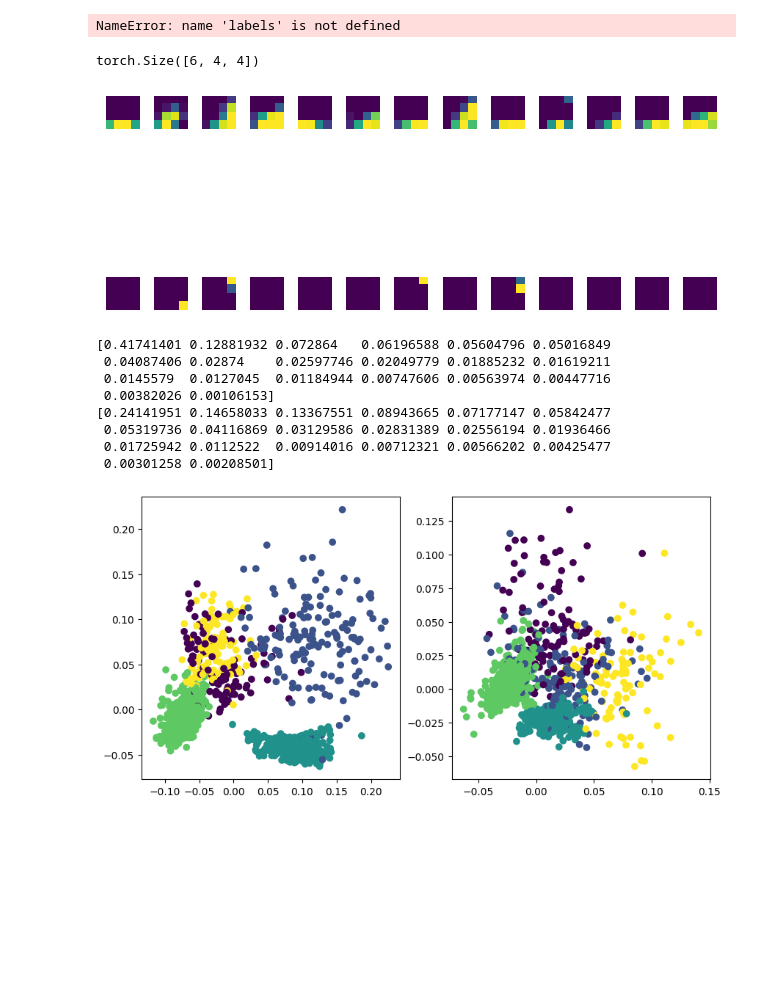
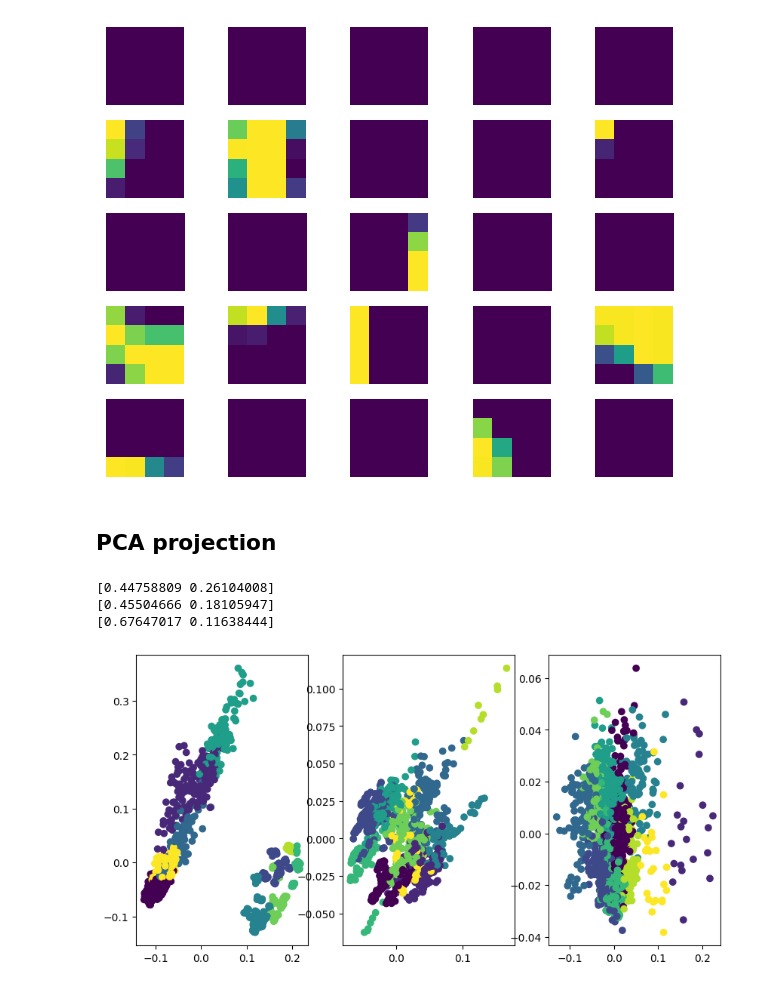
Before and after one commit to leogagnon/columns, a Jupyter notebook: src/sandbox.ipynb, the cells around one changed output. Drawn from its saved outputs; the diff is of its cells as text; code cells hidden in the pictures; blank space fills up the shorter version.

```diff
--- a/src/sandbox.ipynb
+++ b/src/sandbox.ipynb
@@ -136,42 +184,33 @@ TypeError: colorbar() missing 1 required positional argument: 'mappable'
 # %%
 patches = patchify(clean)
-patches_label = [patches[(labels[1]==i).reshape((32,7,7))] for i in range(50)]
+patches_label = [patches[(labels[1]==i).reshape((32,7,7))] for i in range(10)]
+
+show_image_grid(*[patches_label[i][torch.randperm(len(patches_label[i]))[:5]] for i in range(5)])
 # %% [output]
-NameError: name 'labels' is not defined
+[figure, added]
-# %%
-patches_label[3].shape
-# %% [output]
-torch.Size([6, 4, 4])
-# %%
-show_image_grid(patches_label[3], patches_label[4])
-# %% [output]
-[figure, removed]
+# %% [markdown]
+## PCA projection
 # %%
 from sklearn.decomposition import PCA
 
-pca = PCA()
+pca = PCA(n_components=2)
 pc_layer = []
 
-for i in range(2):
+for i in range(glom.n_level):
     samples = state.flatten(start_dim=0, end_dim=1)[:,i]
     pc = pca.fit(samples)
     print(pc.explained_variance_ratio_)
     pc_layer.append(pc.transform(samples))
 
-fig, axes = plt.subplots(1,2, figsize=(10,5))
+fig, axes = plt.subplots(1,glom.n_level, figsize=(10,5))
 
-for i in range(2):
+for i in range(glom.n_level):
     axes[i].scatter(pc_layer[i][:,0],pc_layer[i][:,1],c=labels[i])
 # %% [output]
-[0.41741401 0.12881932 0.072864   0.06196588 0.05604796 0.05016849
- 0.04087406 0.02874    0.02597746 0.02049779 0.01885232 0.01619211
- 0.0145579  0.0127045  0.01184944 0.00747606 0.00563974 0.00447716
- 0.00382026 0.00106153]
-[0.24141951 0.14658033 0.13367551 0.08943665 0.07177147 0.05842477
- 0.05319736 0.04116869 0.03129586 0.02831389 0.02556194 0.01936466
- 0.01725942 0.0112522  0.00914016 0.00712321 0.00566202 0.00425477
- 0.00301258 0.00208501]
+[0.44758809 0.26104008]
+[0.45504666 0.18105947]
+[0.67647017 0.11638444]
-[figure, old version]
+[figure, new version]
 # %%
 from sklearn.manifold import TSNE
 
```
Also changed, not shown: parts of 26 cells of this notebook, 12 other files.
